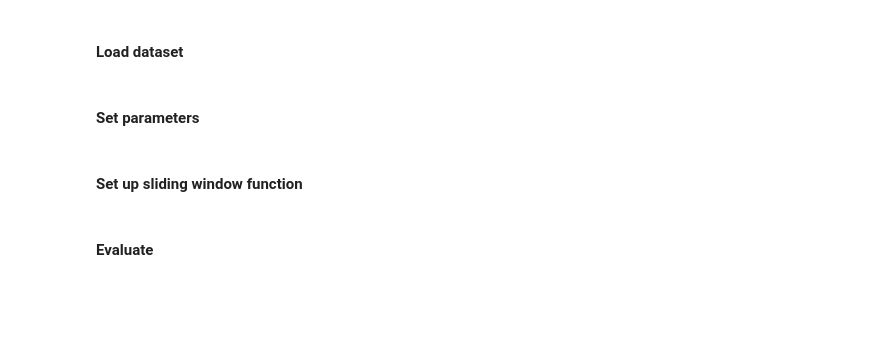
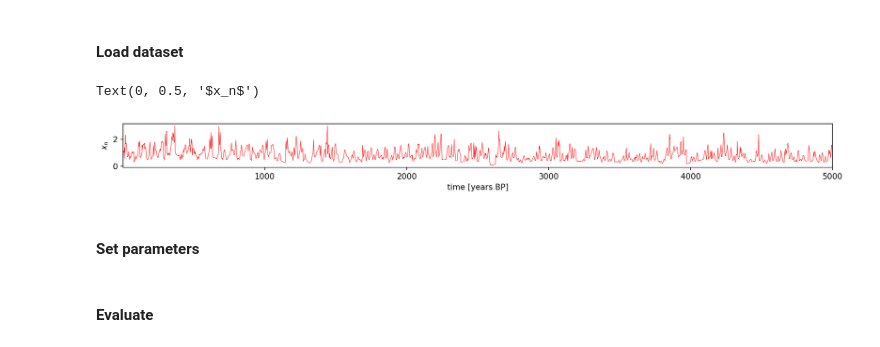
Before and after one commit to fkuehlein/pyunicorn, a Jupyter notebook: docs/source/examples/tutorials/SlidingWindow.ipynb, the cells around one changed output. Cells and saved outputs as stored; diff of their text form; code cells hidden in the pictures; blank space fills up the shorter version.

```diff
--- a/docs/source/examples/tutorials/SlidingWindow.ipynb
+++ b/docs/source/examples/tutorials/SlidingWindow.ipynb
@@ -367,11 +442,21 @@ plt.show()
 # %%
 name = 'data/ODP659_dust' # data file in text format
 y = np.loadtxt(name + '.txt')
-n = len(y) # length of time series
-x = np.zeros([n,2])
-x[:,0] = y[:,8] # time points
-x[:,1] = y[:,10] # flux data
+
+timings = y[:,8] # time points
+data    = y[:,10] # flux data
+N = len(data)
 del y
+
+# Plot the time series
+plt.figure(figsize=(16, 1), dpi=150)
+plt.xlim(timings[0], timings[-1])
+plt.plot(timings, data, "r", lw=.5)
+plt.xlabel("time [years BP]")
+plt.ylabel("$x_n$")
+# %% [output]
+Text(0, 0.5, '$x_n$')
+[figure, added]
 # %% [markdown]
 #### Set parameters
 # %%
@@ -398,5 +480,3 @@ P_v = np.zeros(2*average_win_points)
 # Visibility Graph
 #  Toggle calculation of horizontal visibility graphs (slower alternative are standard visibility graphs)
 HORIZONTAL = True
-# %% [markdown]
-#### Set up sliding window function
```
Also changed, not shown: parts of 27 cells of this notebook, 2 other files.
